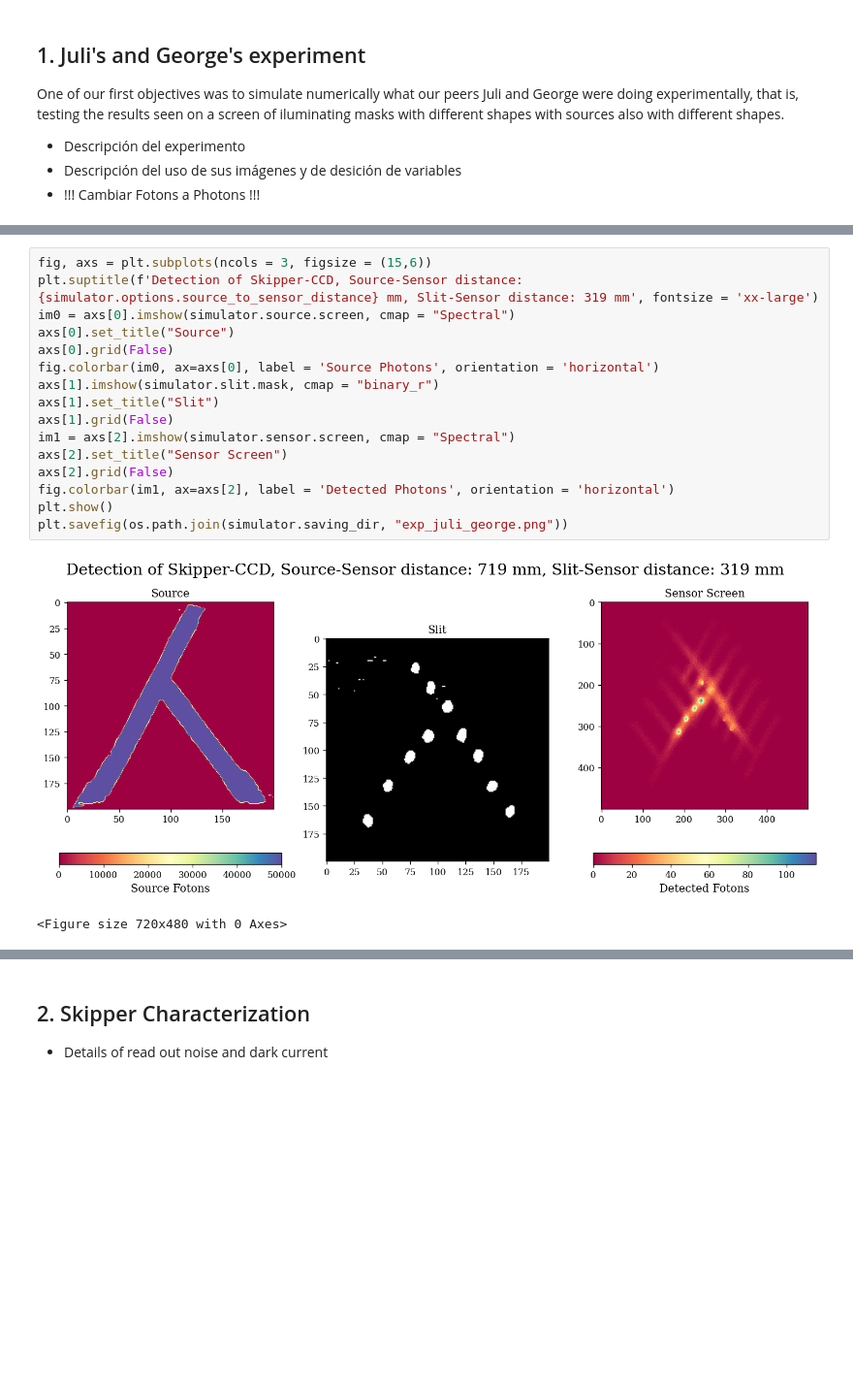
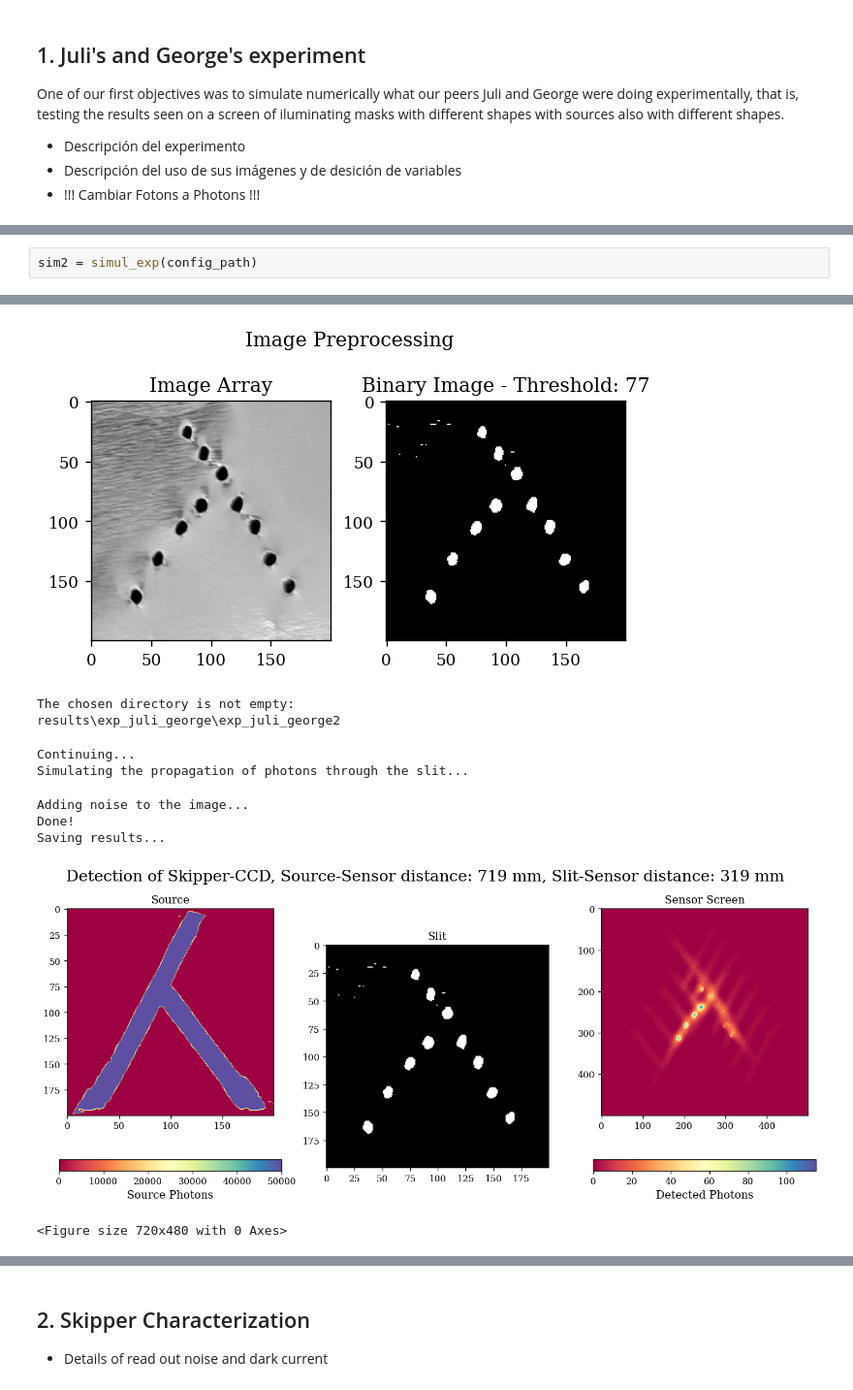
Before and after one commit to Eitan-Sprejer/CodedAperture, a Jupyter notebook: demo.ipynb, the cells around one changed output, grey strips where cells are left out. Shown at 97% size. Saved outputs shown, nothing was run; the diff lists cells and outputs as text; blank space fills up the shorter version.

```diff
--- a/demo.ipynb
+++ b/demo.ipynb
@@ -83,19 +73,3 @@ Saving results...
-# %%
-fig, axs = plt.subplots(ncols = 3, figsize = (15,6))
-plt.suptitle(f'Detection of Skipper-CCD, Source-Sensor distance: {simulator.options.source_to_sensor_distance} mm, Slit-Sensor distance: 319 mm', fontsize = 'xx-large')
-im0 = axs[0].imshow(simulator.source.screen, cmap = "Spectral")
-axs[0].set_title("Source")
-axs[0].grid(False)
-fig.colorbar(im0, ax=axs[0], label = 'Source Photons', orientation = 'horizontal')
-axs[1].imshow(simulator.slit.mask, cmap = "binary_r")
-axs[1].set_title("Slit")
-axs[1].grid(False)
-im1 = axs[2].imshow(simulator.sensor.screen, cmap = "Spectral")
-axs[2].set_title("Sensor Screen")
-axs[2].grid(False)
-fig.colorbar(im1, ax=axs[2], label = 'Detected Photons', orientation = 'horizontal')
-plt.show()
-plt.savefig(os.path.join(simulator.saving_dir, "exp_juli_george.png"))
-# %% [output]
-[figure, removed]
-<Figure size 720x480 with 0 Axes>
+# %%
+sim2 = simul_exp(config_path)
+# %% [output]
@@ -102 +77,11 @@ plt.savefig(os.path.join(simulator.saving_dir, "exp_juli_george.png"))
+[figure, added]
+The chosen directory is not empty:
+results\exp_juli_george\exp_juli_george2
+Continuing...
+Simulating the propagation of photons through the slit...
+Adding noise to the image...
+Done!
+Saving results...
+[figure, added]
+<Figure size 720x480 with 0 Axes>
 # %% [markdown]
```
Also changed, not shown: parts of 24 cells of this notebook.
